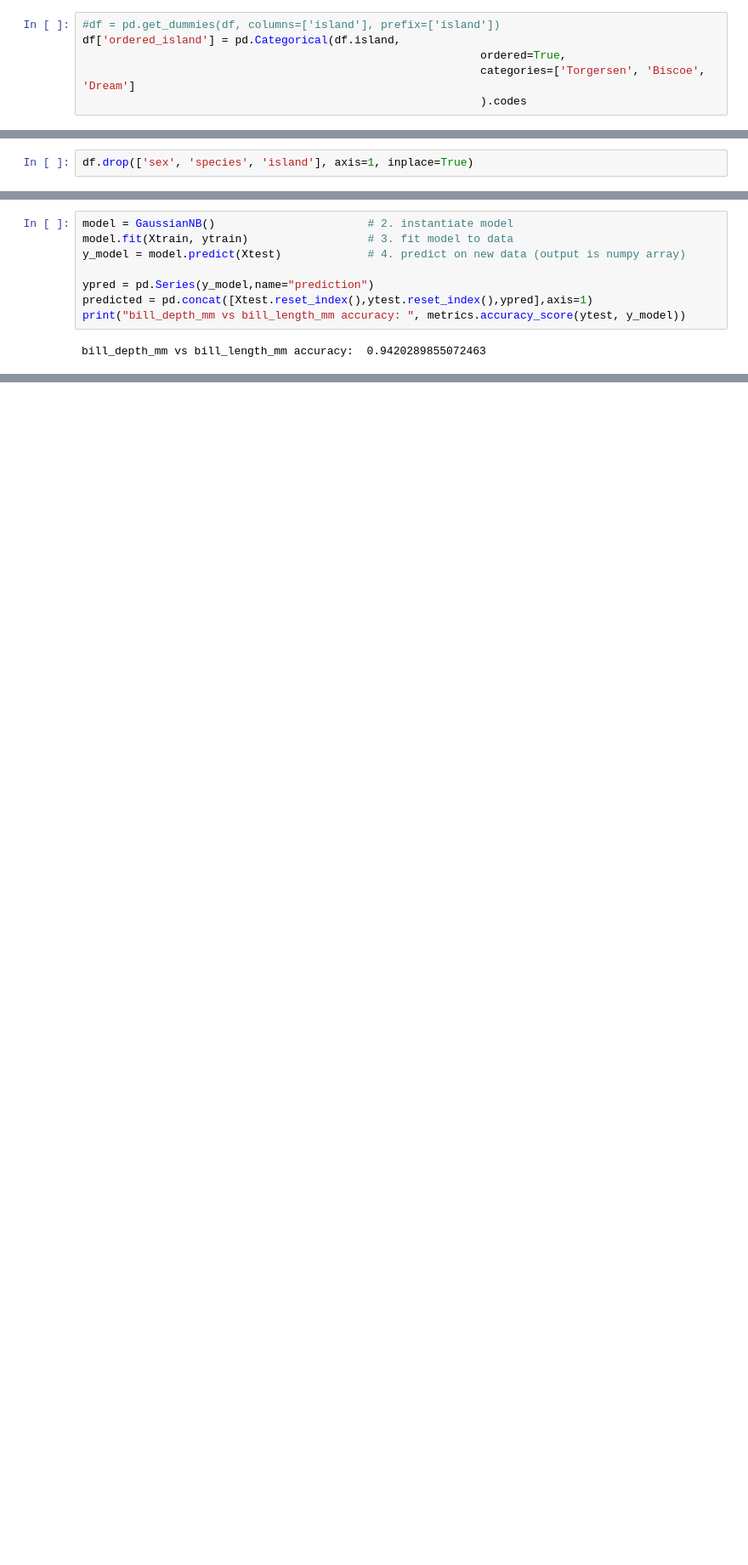
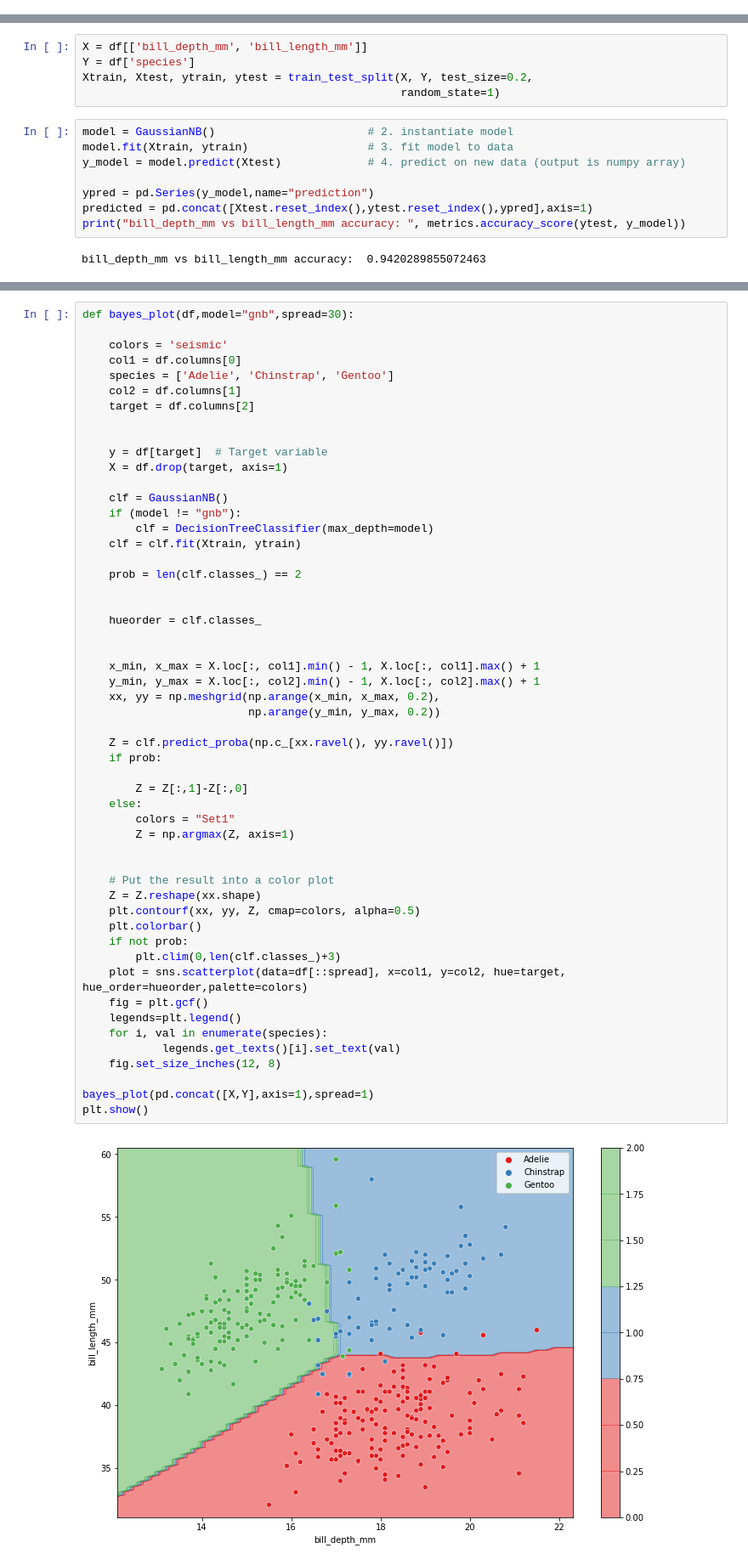
Before and after one commit to ukokuja/species-gnb_classifier, a Jupyter notebook: ex_4.ipynb, the cells around one changed output, grey strips where cells are left out. Shown at 85% size. Cells and saved outputs as stored; diff of their text form; blank space fills up the shorter version.

```diff
--- a/ex_4.ipynb
+++ b/ex_4.ipynb
@@ -71,6 +75,0 @@ df['ordered_species'] = pd.Categorical(df.species,
-# %%
-#df = pd.get_dummies(df, columns=['island'], prefix=['island'])
-df['ordered_island'] = pd.Categorical(df.island,
-                                                            ordered=True,
-                                                            categories=['Torgersen', 'Biscoe', 'Dream']
-                                                            ).codes
@@ -81,2 +75,0 @@ df.fillna(df.mean(), inplace=True)
-# %%
-df.drop(['sex', 'species', 'island'], axis=1, inplace=True)
@@ -138,3 +151,8 @@ Xtrain, Xtest, ytrain, ytest = train_test_split(X, Y, test_size=0.2,
+# %%
+X = df[['bill_depth_mm', 'bill_length_mm']]
+Y = df['species']
+Xtrain, Xtest, ytrain, ytest = train_test_split(X, Y, test_size=0.2,
+                                                random_state=1)
 # %%
 model = GaussianNB()                       # 2. instantiate model
 model.fit(Xtrain, ytrain)                  # 3. fit model to data
@@ -147,0 +170,55 @@ bill_depth_mm vs bill_length_mm accuracy:  0.9420289855072463
+# %%
+def bayes_plot(df,model="gnb",spread=30):
+
+    colors = 'seismic'
+    col1 = df.columns[0]
+    species = ['Adelie', 'Chinstrap', 'Gentoo']
+    col2 = df.columns[1]
+    target = df.columns[2]
+
+
+    y = df[target]  # Target variable
+    X = df.drop(target, axis=1)
+
+    clf = GaussianNB()
+    if (model != "gnb"):
+        clf = DecisionTreeClassifier(max_depth=model)
+    clf = clf.fit(Xtrain, ytrain)
+
+    prob = len(clf.classes_) == 2
+
+
+    hueorder = clf.classes_
+
+
+    x_min, x_max = X.loc[:, col1].min() - 1, X.loc[:, col1].max() + 1
+    y_min, y_max = X.loc[:, col2].min() - 1, X.loc[:, col2].max() + 1
+    xx, yy = np.meshgrid(np.arange(x_min, x_max, 0.2),
+                         np.arange(y_min, y_max, 0.2))
+
+    Z = clf.predict_proba(np.c_[xx.ravel(), yy.ravel()])
+    if prob:
+
+        Z = Z[:,1]-Z[:,0]
+    else:
+        colors = "Set1"
+        Z = np.argmax(Z, axis=1)
+
+
+    # Put the result into a color plot
+    Z = Z.reshape(xx.shape)
+    plt.contourf(xx, yy, Z, cmap=colors, alpha=0.5)
+    plt.colorbar()
+    if not prob:
+        plt.clim(0,len(clf.classes_)+3)
+    plot = sns.scatterplot(data=df[::spread], x=col1, y=col2, hue=target, hue_order=hueorder,palette=colors)
+    fig = plt.gcf()
+    legends=plt.legend()
+    for i, val in enumerate(species):
+            legends.get_texts()[i].set_text(val)
+    fig.set_size_inches(12, 8)
+
+bayes_plot(pd.concat([X,Y],axis=1),spread=1)
+plt.show()
+# %% [output]
+[figure, added]
```
Also changed, not shown: parts of 42 cells of this notebook.
